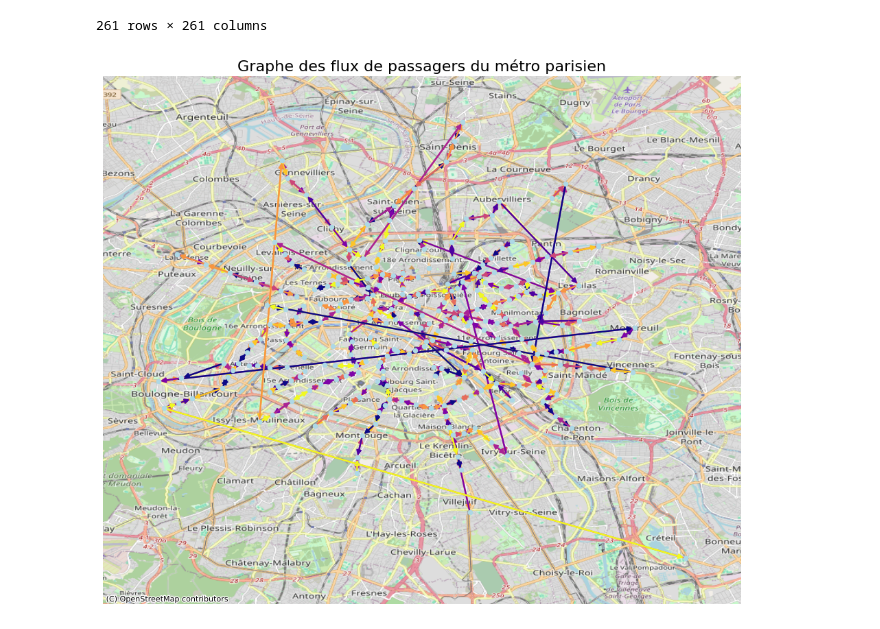
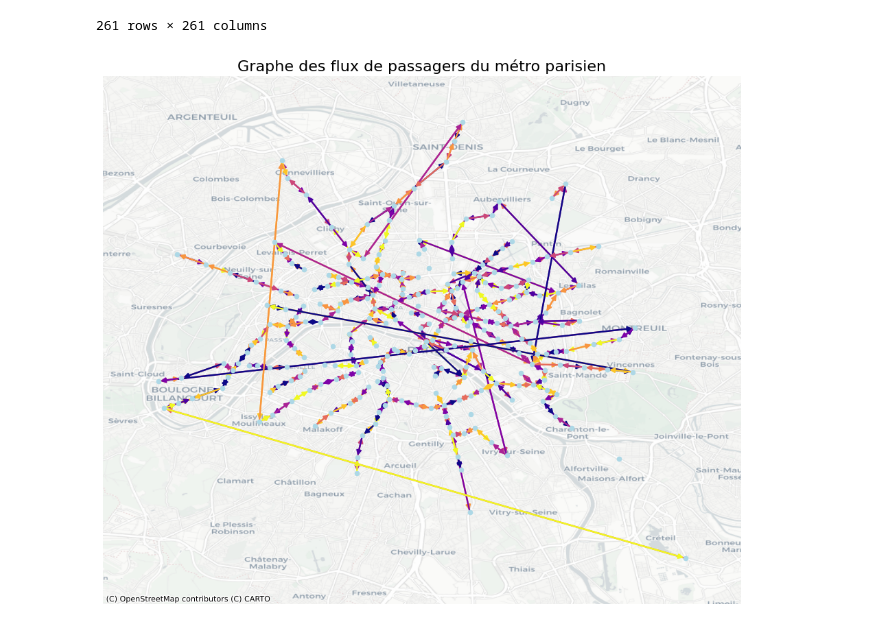
Before and after one commit to marcodamecourt/data_chall_alstom, a Jupyter notebook: data_chhall.ipynb, the cells around one changed output. Saved outputs shown, nothing was run; the diff lists cells and outputs as text; code cells hidden in the pictures.

```diff
--- a/data_chhall.ipynb
+++ b/data_chhall.ipynb
@@ -206,32 +206,32 @@ gdf_nodes = gdf_nodes.to_crs(epsg=3857)
 positions_3857 = {row["name"]: (row.geometry.x, row.geometry.y) for _, row in gdf_nodes.iterrows()}
 
 # Calcul des largeurs des arêtes (en fonction des passagers)
 passager_values = [data["passagers"] for _, _, data in G.edges(data=True)]
 norm = Normalize(vmin=min(passager_values), vmax=max(passager_values), clip=True)
 cmap = colormaps["plasma"]
 edge_colors = [cmap(norm(data["passagers"])) for _, _, data in G.edges(data=True)]
 
 # Préparer la figure
 fig, ax = plt.subplots(figsize=(12, 10))
 
 # Ajouter les nœuds et les arêtes au graphe
 nx.draw(
     G,
     pos=positions_3857,  # Utiliser les coordonnées reprojetées
     with_labels=False,
     node_color="lightblue",
     edge_color=edge_colors,
     node_size=20,
     font_size=10,
     width=1.7,
     ax=ax,
 )
 
 # Ajouter un fond de carte
-ctx.add_basemap(ax, source=ctx.providers.OpenStreetMap.Mapnik)
+ctx.add_basemap(ax, source=ctx.providers.CartoDB.Positron)
 
 # Afficher la carte
 plt.title("Graphe des flux de passagers du métro parisien", fontsize=16)
 plt.show()
 # %% [output]
-[figure, old version]
+[figure, new version]
```
